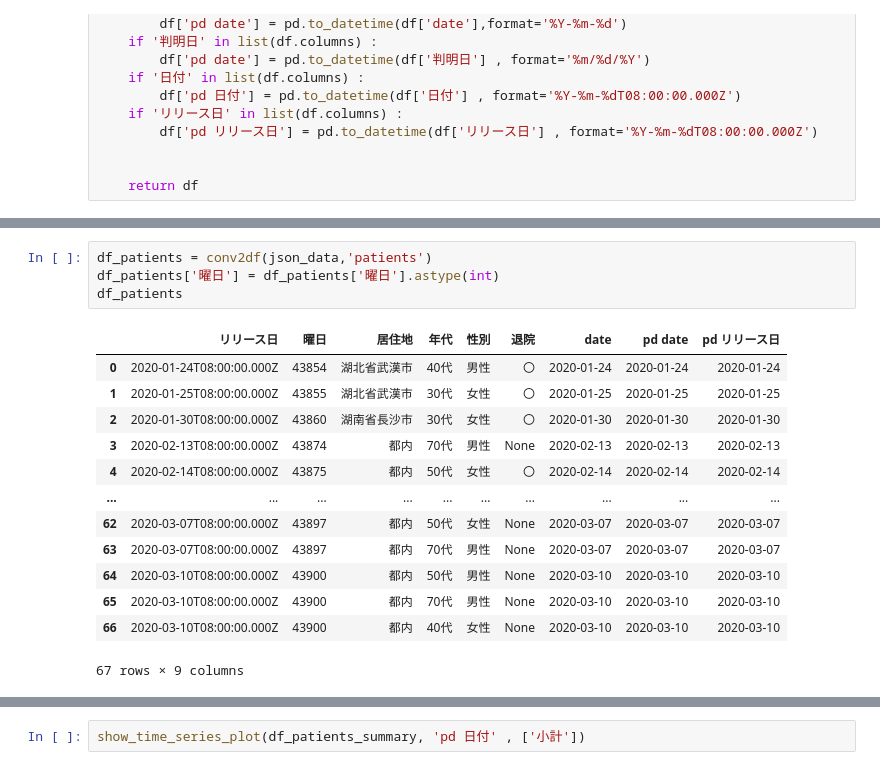
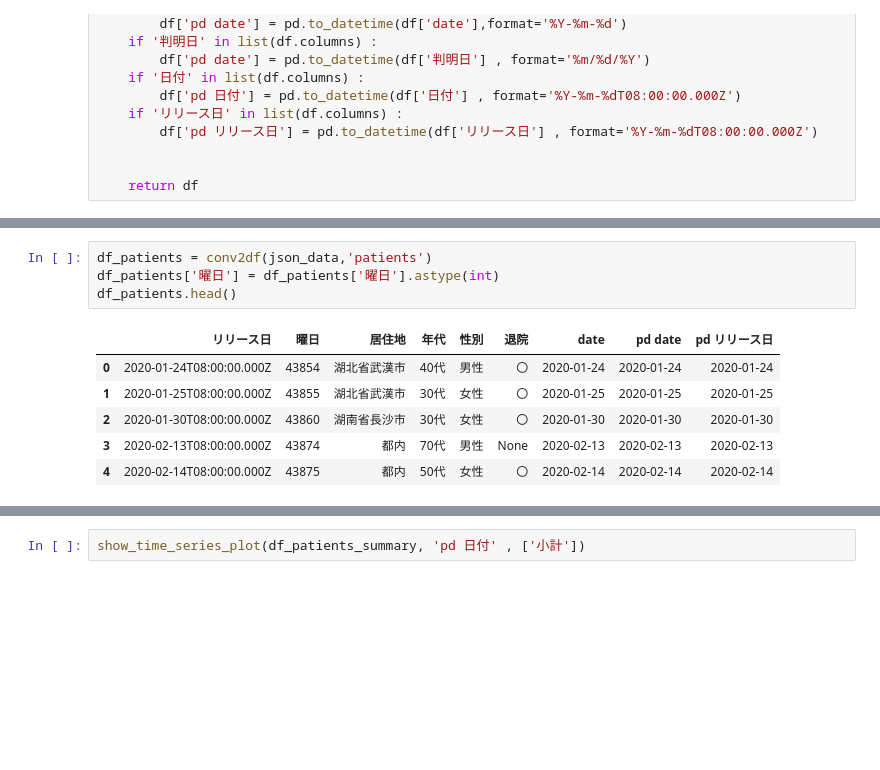
Before and after one commit to daizyu/Read-covid19-data, a Jupyter notebook: Read-covid19-data.ipynb, the cells around one changed output, grey strips where cells are left out. Cells and saved outputs as stored; diff of their text form; blank space fills up the shorter version.

```diff
--- a/Read-covid19-data.ipynb
+++ b/Read-covid19-data.ipynb
@@ -151,21 +140,14 @@ df_querents
 # %%
 df_patients = conv2df(json_data,'patients')
 df_patients['曜日'] = df_patients['曜日'].astype(int)
-df_patients
+df_patients.head()
 # %% [output]
 |  | リリース日 | 曜日 | 居住地 | 年代 | 性別 | 退院 | date | pd date | pd リリース日 |
 | 0 | 2020-01-24T08:00:00.000Z | 43854 | 湖北省武漢市 | 40代 | 男性 | 〇 | 2020-01-24 | 2020-01-24 | 2020-01-24 |
 | 1 | 2020-01-25T08:00:00.000Z | 43855 | 湖北省武漢市 | 30代 | 女性 | 〇 | 2020-01-25 | 2020-01-25 | 2020-01-25 |
 | 2 | 2020-01-30T08:00:00.000Z | 43860 | 湖南省長沙市 | 30代 | 女性 | 〇 | 2020-01-30 | 2020-01-30 | 2020-01-30 |
 | 3 | 2020-02-13T08:00:00.000Z | 43874 | 都内 | 70代 | 男性 | None | 2020-02-13 | 2020-02-13 | 2020-02-13 |
 | 4 | 2020-02-14T08:00:00.000Z | 43875 | 都内 | 50代 | 女性 | 〇 | 2020-02-14 | 2020-02-14 | 2020-02-14 |
-| ... | ... | ... | ... | ... | ... | ... | ... | ... | ... |
-| 62 | 2020-03-07T08:00:00.000Z | 43897 | 都内 | 50代 | 女性 | None | 2020-03-07 | 2020-03-07 | 2020-03-07 |
-| 63 | 2020-03-07T08:00:00.000Z | 43897 | 都内 | 70代 | 男性 | None | 2020-03-07 | 2020-03-07 | 2020-03-07 |
-| 64 | 2020-03-10T08:00:00.000Z | 43900 | 都内 | 50代 | 男性 | None | 2020-03-10 | 2020-03-10 | 2020-03-10 |
-| 65 | 2020-03-10T08:00:00.000Z | 43900 | 都内 | 70代 | 男性 | None | 2020-03-10 | 2020-03-10 | 2020-03-10 |
-| 66 | 2020-03-10T08:00:00.000Z | 43900 | 都内 | 40代 | 女性 | None | 2020-03-10 | 2020-03-10 | 2020-03-10 |
-67 rows × 9 columns
 # %%
 df_patients_summary = conv2df(json_data,'patients_summary')
 df_patients_summary['小計'] = df_patients_summary['小計'].astype(int)
```
Also changed, not shown: parts of 6 cells of this notebook.
